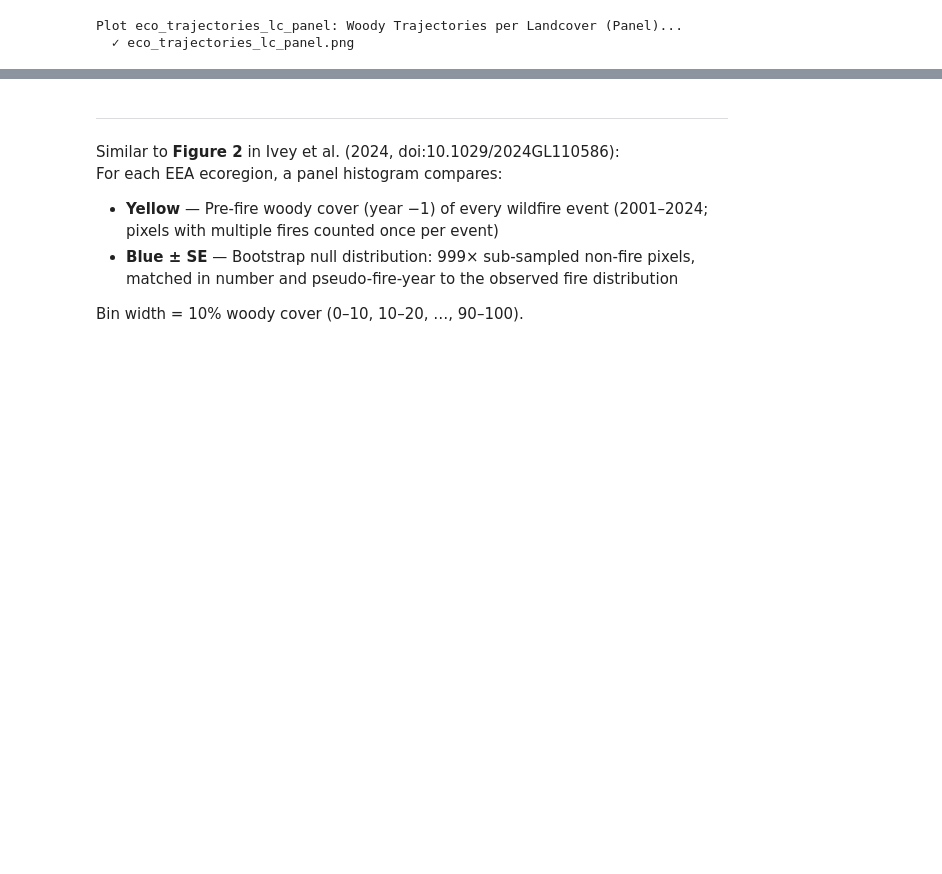
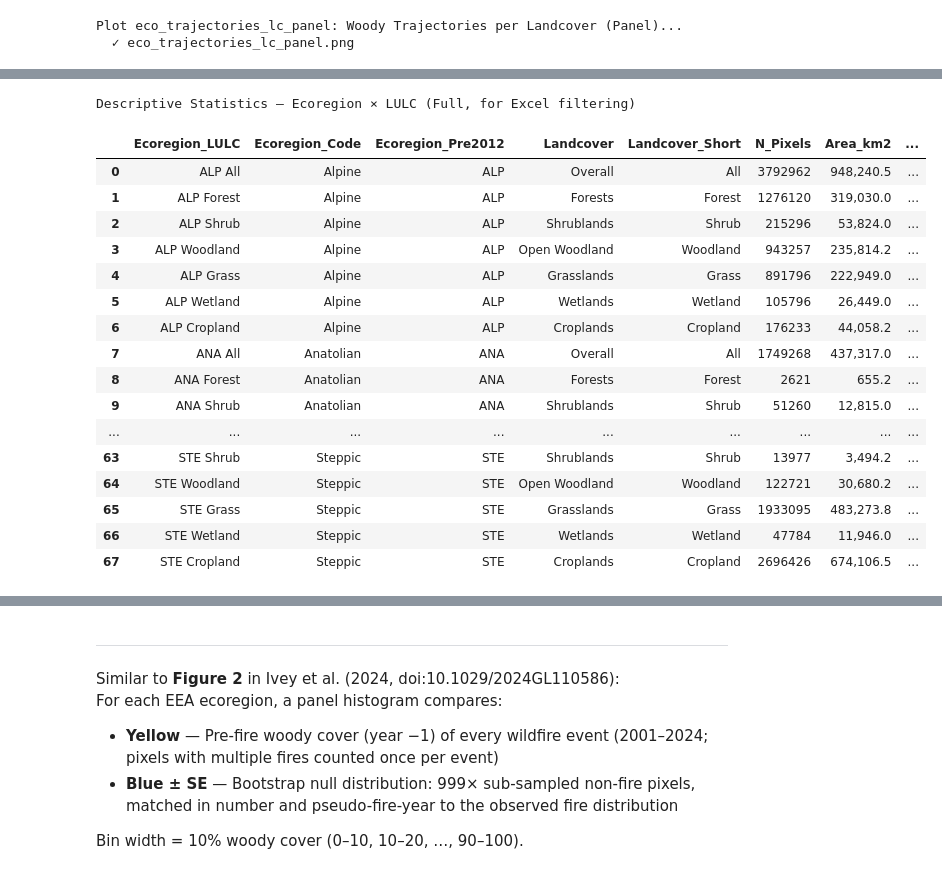
Before and after one commit to flixie24/scripts, a Jupyter notebook: 02_workflow/05_analysis_eco_lc.ipynb, the cells around one changed output, grey strips where cells are left out. Drawn from its saved outputs; the diff is of its cells as text; code cells hidden in the pictures; blank space fills up the shorter version.

```diff
--- a/02_workflow/05_analysis_eco_lc.ipynb
+++ b/02_workflow/05_analysis_eco_lc.ipynb
@@ -8012,0 +6977,38 @@ Plot eco_trajectories_lc_panel: Woody Trajectories per Landcover (Panel)...
+# %%
+
+# --- Display ---
+display(desc_df.style.format({
+    'Area_km2':         '{:,.1f}',
+    'Area_Mio_km2':     '{:.4f}',
+    'Burned_Area_km2':  '{:,.1f}',
+    'Cum_Burned_km2':   '{:,.1f}',
+    'Burned_Area_perc': '{:.2f}',
+    'WC_1985':          '{:.1f}',
+    'WC_2000':          '{:.1f}',
+    'WC_2024':          '{:.1f}',
+    'WC_25yr_Mean':     '{:.1f}',
+    'Rel_Increase_pct': '{:.2f}',
+    'MK_Tau':           '{:.3f}',
+    'Tau_p_value':      '{:.2e}',
+    'Sens_Slope':       '{:.3f}',
+    'Sens_p_value':     '{:.2e}',
+}).set_caption("Descriptive Statistics — Ecoregion × LULC (Full, for Excel filtering)"))
+# %% [output]
+Descriptive Statistics — Ecoregion × LULC (Full, for Excel filtering)
+|  | Ecoregion_LULC | Ecoregion_Code | Ecoregion_Pre2012 | Landcover | Landcover_Short | N_Pixels | Area_km2 | ... |
+| 0 | ALP All | Alpine | ALP | Overall | All | 3792962 | 948,240.5 | ... |
+| 1 | ALP Forest | Alpine | ALP | Forests | Forest | 1276120 | 319,030.0 | ... |
+| 2 | ALP Shrub | Alpine | ALP | Shrublands | Shrub | 215296 | 53,824.0 | ... |
+| 3 | ALP Woodland | Alpine | ALP | Open Woodland | Woodland | 943257 | 235,814.2 | ... |
+| 4 | ALP Grass | Alpine | ALP | Grasslands | Grass | 891796 | 222,949.0 | ... |
+| 5 | ALP Wetland | Alpine | ALP | Wetlands | Wetland | 105796 | 26,449.0 | ... |
+| 6 | ALP Cropland | Alpine | ALP | Croplands | Cropland | 176233 | 44,058.2 | ... |
+| 7 | ANA All | Anatolian | ANA | Overall | All | 1749268 | 437,317.0 | ... |
+| 8 | ANA Forest | Anatolian | ANA | Forests | Forest | 2621 | 655.2 | ... |
+| 9 | ANA Shrub | Anatolian | ANA | Shrublands | Shrub | 51260 | 12,815.0 | ... |
+| ... | ... | ... | ... | ... | ... | ... | ... | ... |
+| 63 | STE Shrub | Steppic | STE | Shrublands | Shrub | 13977 | 3,494.2 | ... |
+| 64 | STE Woodland | Steppic | STE | Open Woodland | Woodland | 122721 | 30,680.2 | ... |
+| 65 | STE Grass | Steppic | STE | Grasslands | Grass | 1933095 | 483,273.8 | ... |
+| 66 | STE Wetland | Steppic | STE | Wetlands | Wetland | 47784 | 11,946.0 | ... |
+| 67 | STE Cropland | Steppic | STE | Croplands | Cropland | 2696426 | 674,106.5 | ... |
```
Also changed, not shown: parts of 39 cells of this notebook, 1 other file.
